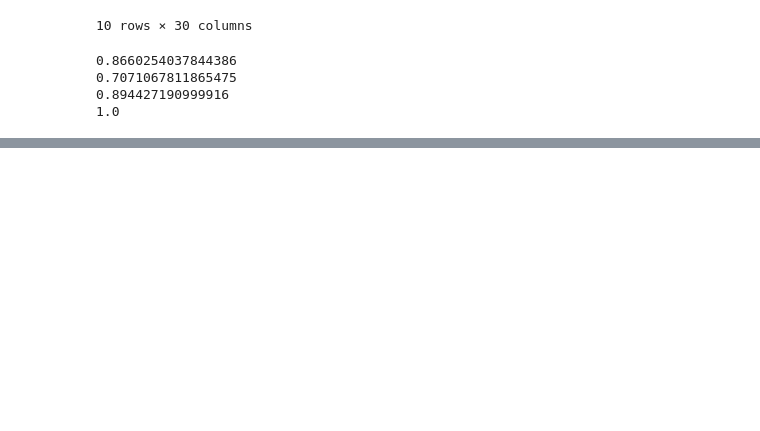
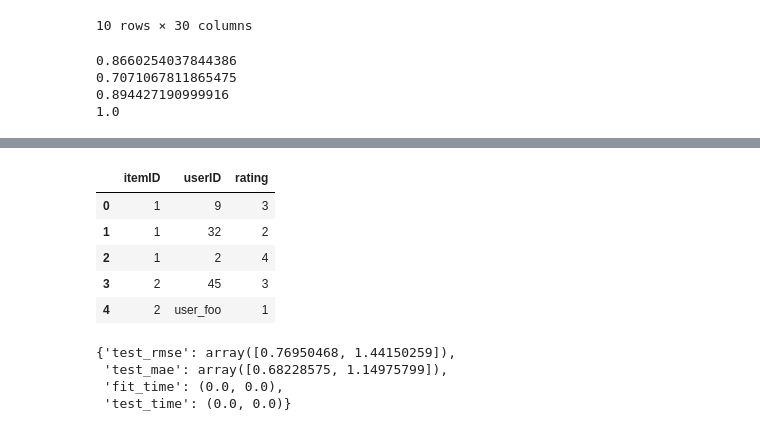
Before and after one commit to skynetnfb/low-code-ard-proj, a Jupyter notebook: data-scraper/notebook.ipynb, the cells around one changed output, grey strips where cells are left out. Saved outputs shown, nothing was run; the diff lists cells and outputs as text; code cells hidden in the pictures; blank space fills up the shorter version.

```diff
--- a/data-scraper/notebook.ipynb
+++ b/data-scraper/notebook.ipynb
@@ -208,0 +201,17 @@ similar_list = get_similar_projects (df2.drop(['project_id'],axis=1).loc[[0]], d
+# %%
+from surprise import Dataset, NormalPredictor, Reader
+from surprise.model_selection import cross_validate
+
+display()
+# Creation of the dataframe. Column names are irrelevant.
+ratings_dict = similar_list.drop(['scores'], axis = 1)
+df = ratings_dict
+
+# A reader is still needed but only the rating_scale param is requiered.
+reader = Reader(rating_scale=(0, 1))
+print(df.columns)
+# The columns must correspond to user id, item id and ratings (in that order).
+data = Dataset.load_from_df(df[df.columns], reader)
+
+# We can now use this dataset as we please, e.g. calling cross_validate
+cross_validate(NormalPredictor(), data, cv=2)
@@ -208,0 +235,34 @@ similar_list = get_similar_projects (df2.drop(['project_id'],axis=1).loc[[0]], d
+# %%
+import pandas as pd
+
+from surprise import Dataset, NormalPredictor, Reader
+from surprise.model_selection import cross_validate
+
+
+# Creation of the dataframe. Column names are irrelevant.
+ratings_dict = {
+    "itemID": [1, 1, 1, 2, 2],
+    "userID": [9, 32, 2, 45, "user_foo"],
+    "rating": [3, 2, 4, 3, 1],
+}
+df = pd.DataFrame(ratings_dict)
+display(df)
+# A reader is still needed but only the rating_scale param is requiered.
+reader = Reader(rating_scale=(1, 5))
+
+# The columns must correspond to user id, item id and ratings (in that order).
+data = Dataset.load_from_df(df[["userID", "itemID", "rating"]], reader)
+
+# We can now use this dataset as we please, e.g. calling cross_validate
+cross_validate(NormalPredictor(), data, cv=2)
+# %% [output]
+|  | itemID | userID | rating |
+| 0 | 1 | 9 | 3 |
+| 1 | 1 | 32 | 2 |
+| 2 | 1 | 2 | 4 |
+| 3 | 2 | 45 | 3 |
+| 4 | 2 | user_foo | 1 |
+{'test_rmse': array([0.76950468, 1.44150259]),
+ 'test_mae': array([0.68228575, 1.14975799]),
+ 'fit_time': (0.0, 0.0),
+ 'test_time': (0.0, 0.0)}
```
Also changed, not shown: parts of 5 cells of this notebook, 1 other file.
